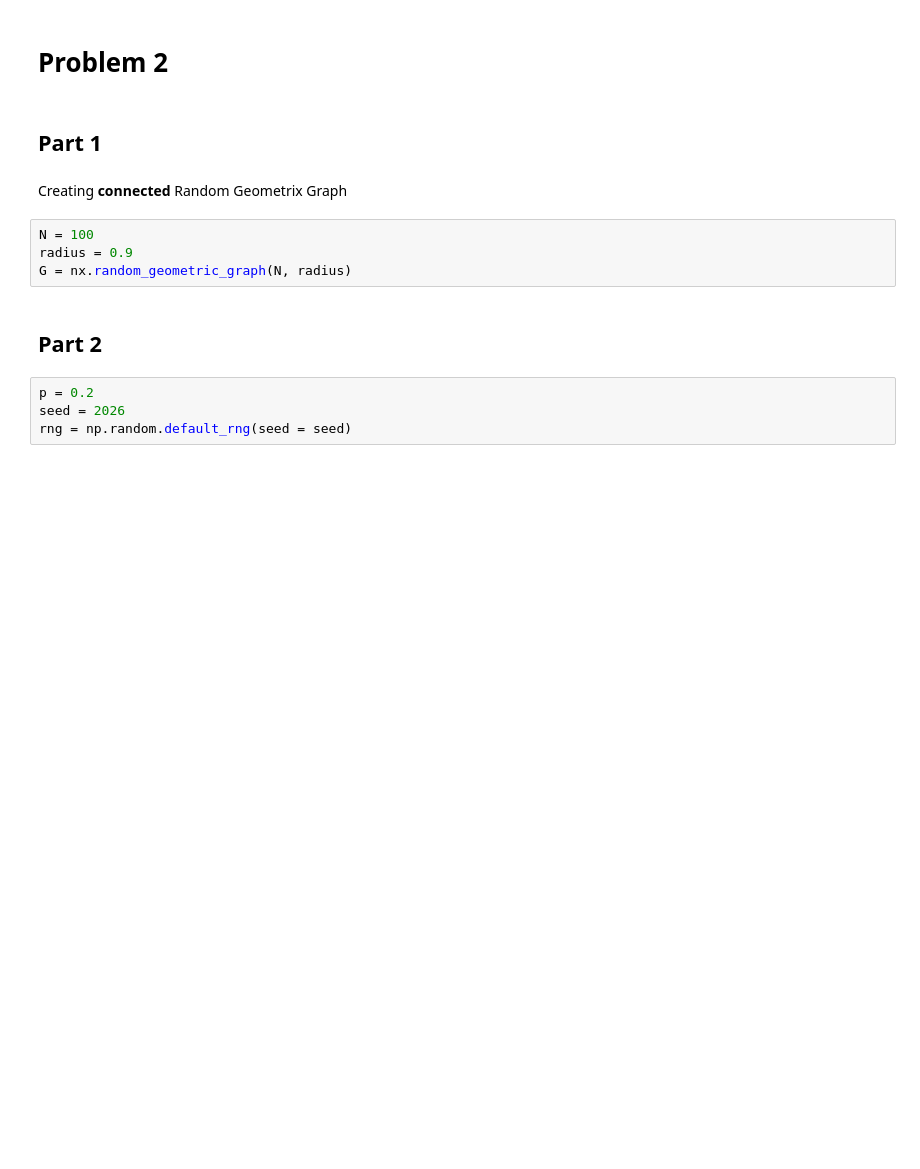
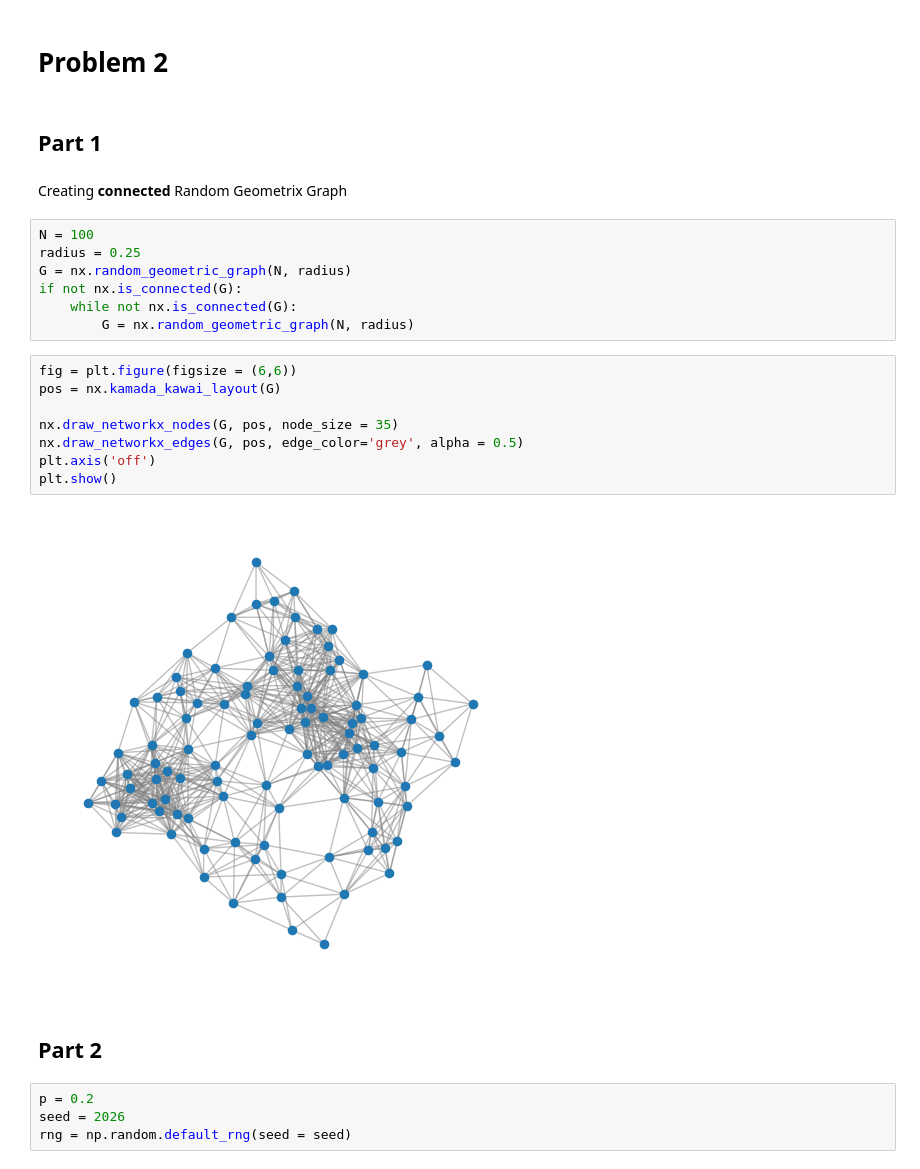
Before and after one commit to QuiteFiber93/eel6878, a Jupyter notebook: midterm/midterm.ipynb, the cells around one changed output. Saved outputs shown, nothing was run; the diff lists cells and outputs as text; blank space fills up the shorter version.

```diff
--- a/midterm/midterm.ipynb
+++ b/midterm/midterm.ipynb
@@ -113,8 +123,21 @@ plt.show()
 Creating **connected** Random Geometrix Graph
 # %%
 N = 100
-radius = 0.9
+radius = 0.25
 G = nx.random_geometric_graph(N, radius)
+if not nx.is_connected(G):
+    while not nx.is_connected(G):
+        G = nx.random_geometric_graph(N, radius)
+# %%
+fig = plt.figure(figsize = (6,6))
+pos = nx.kamada_kawai_layout(G)
+
+nx.draw_networkx_nodes(G, pos, node_size = 35)
+nx.draw_networkx_edges(G, pos, edge_color='grey', alpha = 0.5)
+plt.axis('off')
+plt.show()
+# %% [output]
+[figure, added]
 # %% [markdown]
 ## Part 2
 # %%
```
Also changed, not shown: parts of 4 cells of this notebook.
